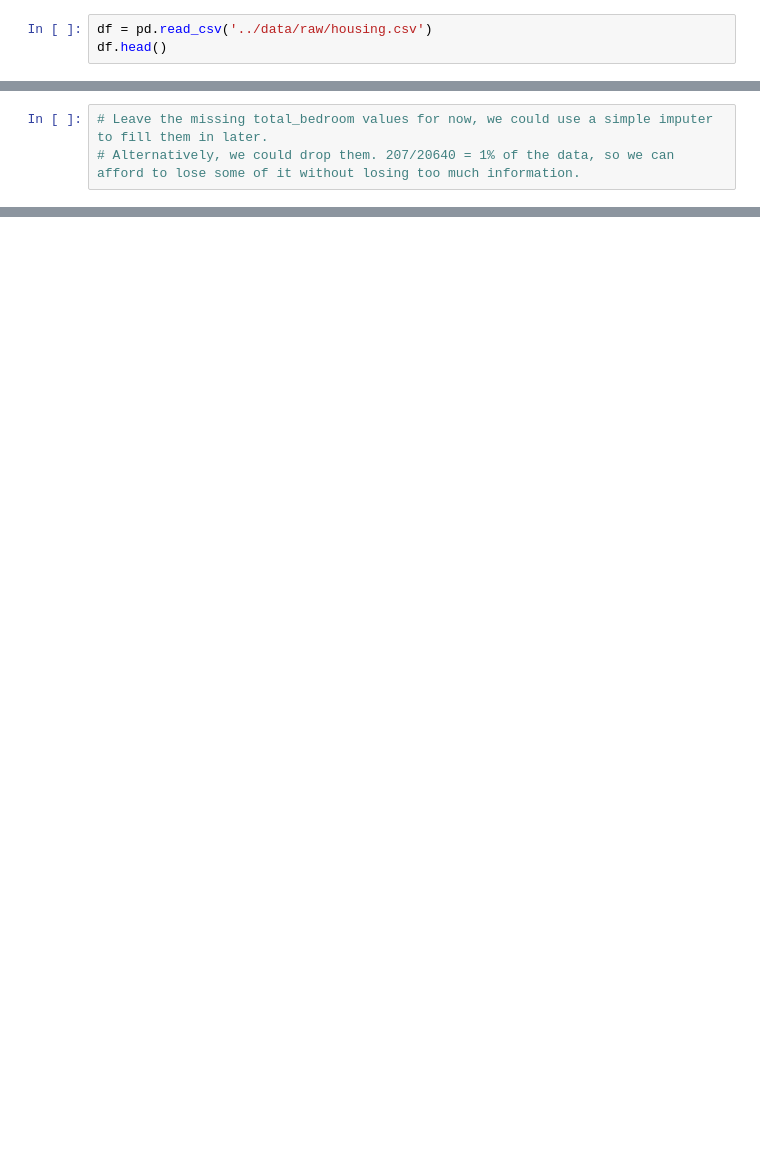
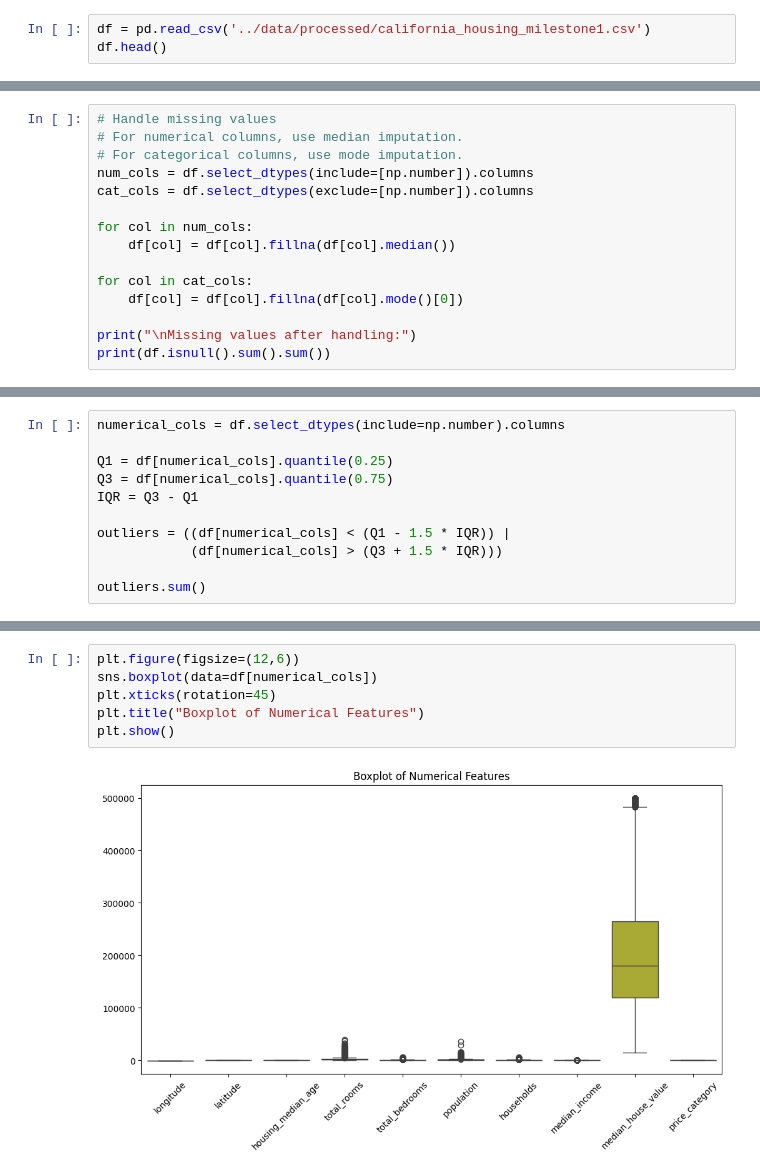
Before and after one commit to jonathern/california_housing_prices_ml, a Jupyter notebook: notebooks/2 Data Cleaning and Feature Engineering.ipynb, the cells around one changed output, grey strips where cells are left out. Cells and saved outputs as stored; diff of their text form; blank space fills up the shorter version.

Commit message:
milestones review 1 through 4

```diff
--- a/notebooks/2 Data Cleaning and Feature Engineering.ipynb
+++ b/notebooks/2 Data Cleaning and Feature Engineering.ipynb
@@ -7,5 +10,5 @@ RANDOM_STATE = 42
 # %%
-df = pd.read_csv('../data/raw/housing.csv')
+df = pd.read_csv('../data/processed/california_housing_milestone1.csv')
 df.head()
 # %% [output]
 |  | longitude | latitude | housing_median_age | total_rooms | total_bedrooms | population | households | ... |
@@ -17,3 +54,15 @@ df.head()
 # %%
-# Leave the missing total_bedroom values for now, we could use a simple imputer to fill them in later.
-# Alternatively, we could drop them. 207/20640 = 1% of the data, so we can afford to lose some of it without losing too much information.
+# Handle missing values
+# For numerical columns, use median imputation.
+# For categorical columns, use mode imputation.
+num_cols = df.select_dtypes(include=[np.number]).columns
+cat_cols = df.select_dtypes(exclude=[np.number]).columns
+
+for col in num_cols:
+    df[col] = df[col].fillna(df[col].median())
+
+for col in cat_cols:
+    df[col] = df[col].fillna(df[col].mode()[0])
+
+print("\nMissing values after handling:")
+print(df.isnull().sum().sum())
@@ -19,0 +76,11 @@ df.head()
+# %%
+numerical_cols = df.select_dtypes(include=np.number).columns
+
+Q1 = df[numerical_cols].quantile(0.25)
+Q3 = df[numerical_cols].quantile(0.75)
+IQR = Q3 - Q1
+
+outliers = ((df[numerical_cols] < (Q1 - 1.5 * IQR)) |
+            (df[numerical_cols] > (Q3 + 1.5 * IQR)))
+
+outliers.sum()
@@ -19,0 +99,8 @@ df.head()
+# %%
+plt.figure(figsize=(12,6))
+sns.boxplot(data=df[numerical_cols])
+plt.xticks(rotation=45)
+plt.title("Boxplot of Numerical Features")
+plt.show()
+# %% [output]
+[figure, added]
```
Also changed, not shown: parts of 42 cells of this notebook, 13 other files.
